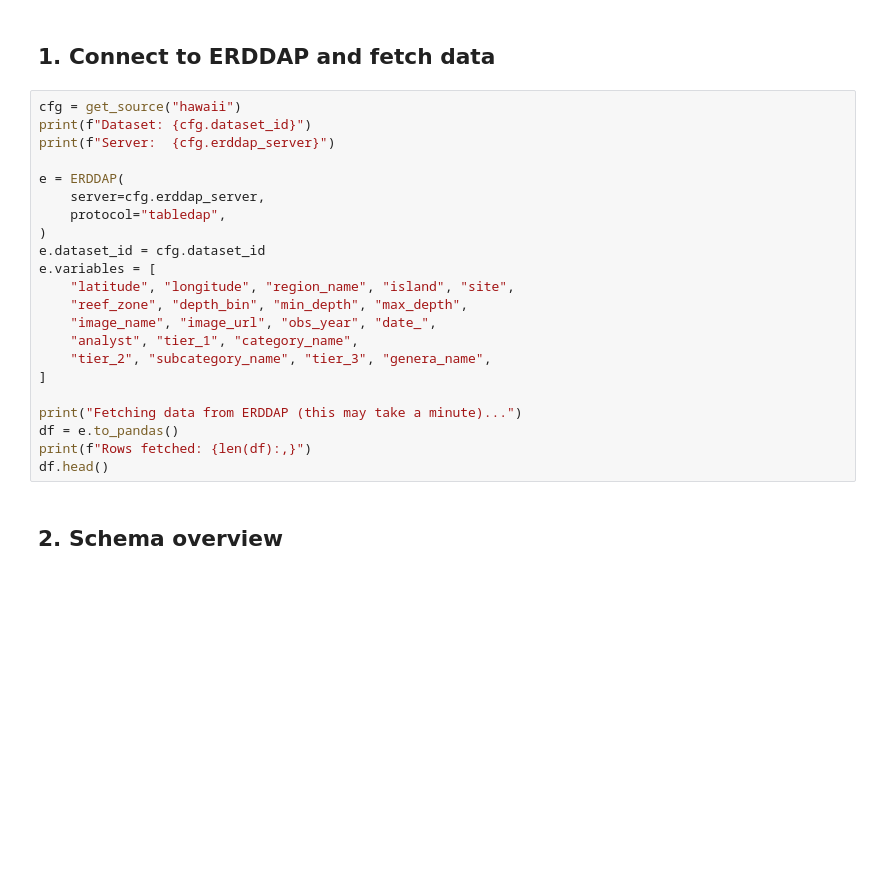
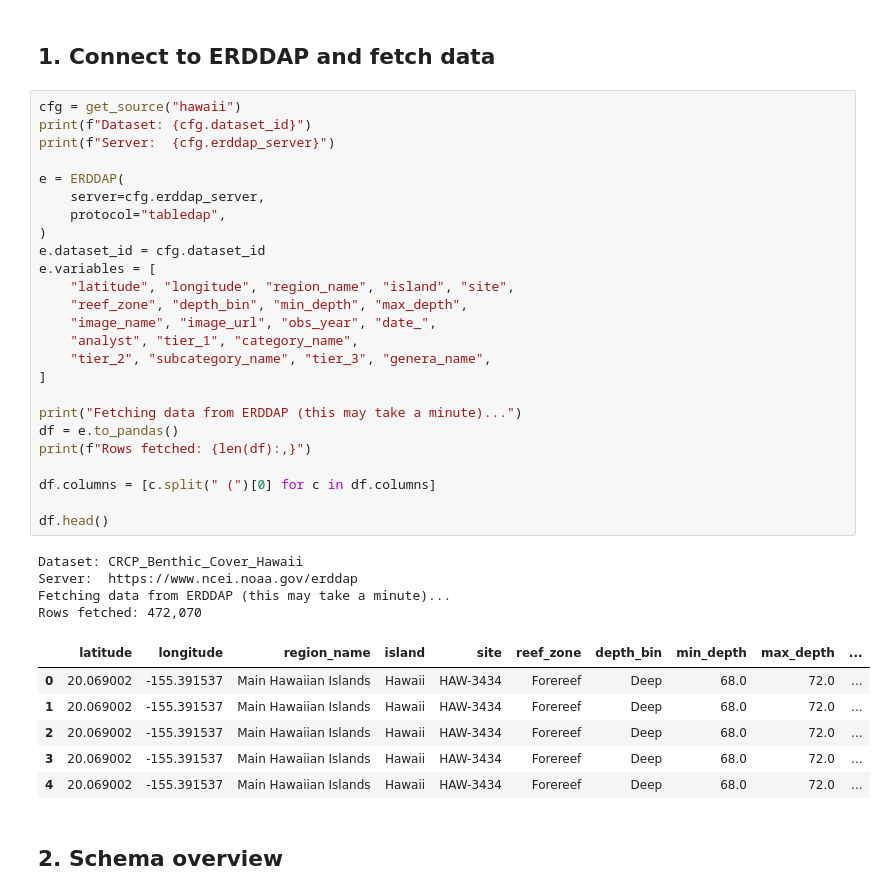
Before and after one commit to calquigs/crcp_benthic_explorer, a Jupyter notebook: notebooks/01_data_exploration.ipynb, the cells around one changed output. Cells and saved outputs as stored; diff of their text form; blank space fills up the shorter version.

```diff
--- a/notebooks/01_data_exploration.ipynb
+++ b/notebooks/01_data_exploration.ipynb
@@ -19,25 +19,39 @@ from src.config import get_source
 # %%
 cfg = get_source("hawaii")
 print(f"Dataset: {cfg.dataset_id}")
 print(f"Server:  {cfg.erddap_server}")
 
 e = ERDDAP(
     server=cfg.erddap_server,
     protocol="tabledap",
 )
 e.dataset_id = cfg.dataset_id
 e.variables = [
     "latitude", "longitude", "region_name", "island", "site",
     "reef_zone", "depth_bin", "min_depth", "max_depth",
     "image_name", "image_url", "obs_year", "date_",
     "analyst", "tier_1", "category_name",
     "tier_2", "subcategory_name", "tier_3", "genera_name",
 ]
 
 print("Fetching data from ERDDAP (this may take a minute)...")
 df = e.to_pandas()
 print(f"Rows fetched: {len(df):,}")
+
+df.columns = [c.split(" (")[0] for c in df.columns]
+
 df.head()
+# %% [output]
+Dataset: CRCP_Benthic_Cover_Hawaii
+Server:  https://www.ncei.noaa.gov/erddap
+Fetching data from ERDDAP (this may take a minute)...
+Rows fetched: 472,070
+|  | latitude | longitude | region_name | island | site | reef_zone | depth_bin | min_depth | max_depth | ... |
+| 0 | 20.069002 | -155.391537 | Main Hawaiian Islands | Hawaii | HAW-3434 | Forereef | Deep | 68.0 | 72.0 | ... |
+| 1 | 20.069002 | -155.391537 | Main Hawaiian Islands | Hawaii | HAW-3434 | Forereef | Deep | 68.0 | 72.0 | ... |
+| 2 | 20.069002 | -155.391537 | Main Hawaiian Islands | Hawaii | HAW-3434 | Forereef | Deep | 68.0 | 72.0 | ... |
+| 3 | 20.069002 | -155.391537 | Main Hawaiian Islands | Hawaii | HAW-3434 | Forereef | Deep | 68.0 | 72.0 | ... |
+| 4 | 20.069002 | -155.391537 | Main Hawaiian Islands | Hawaii | HAW-3434 | Forereef | Deep | 68.0 | 72.0 | ... |
 # %% [markdown]
 ## 2. Schema overview
 # %%
```
Also changed, not shown: parts of 10 cells of this notebook, 8 other files.
